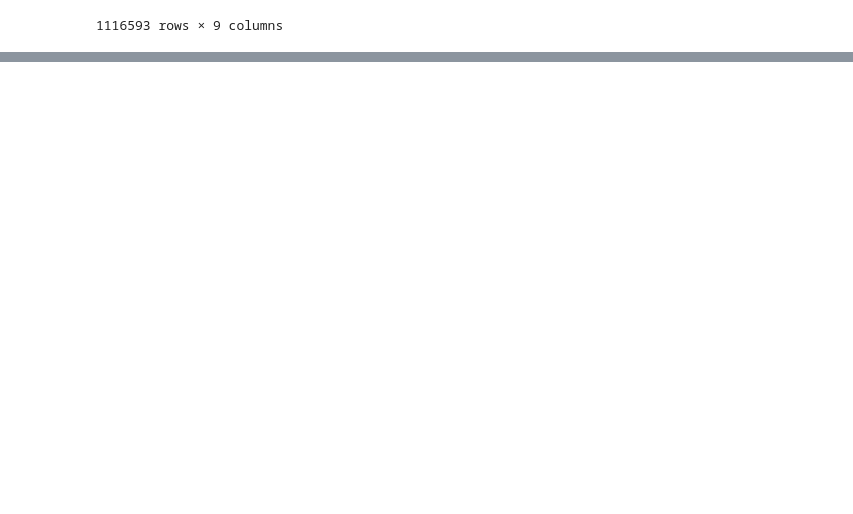
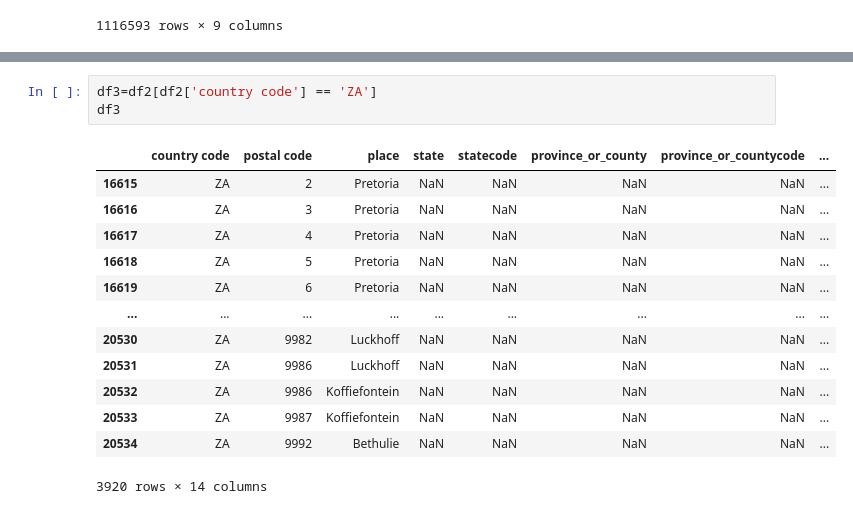
Before and after one commit to kmedri/omdenasa_muv, a Jupyter notebook: preprocess.ipynb, the cells around one changed output, grey strips where cells are left out. Saved outputs shown, nothing was run; the diff lists cells and outputs as text; blank space fills up the shorter version.

```diff
--- a/preprocess.ipynb
+++ b/preprocess.ipynb
@@ -234,0 +311,17 @@ df
+# %%
+df3=df2[df2['country code'] == 'ZA']
+df3
+# %% [output]
+|  | country code | postal code | place | state | statecode | province_or_county | province_or_countycode | ... |
+| 16615 | ZA | 2 | Pretoria | NaN | NaN | NaN | NaN | ... |
+| 16616 | ZA | 3 | Pretoria | NaN | NaN | NaN | NaN | ... |
+| 16617 | ZA | 4 | Pretoria | NaN | NaN | NaN | NaN | ... |
+| 16618 | ZA | 5 | Pretoria | NaN | NaN | NaN | NaN | ... |
+| 16619 | ZA | 6 | Pretoria | NaN | NaN | NaN | NaN | ... |
+| ... | ... | ... | ... | ... | ... | ... | ... | ... |
+| 20530 | ZA | 9982 | Luckhoff | NaN | NaN | NaN | NaN | ... |
+| 20531 | ZA | 9986 | Luckhoff | NaN | NaN | NaN | NaN | ... |
+| 20532 | ZA | 9986 | Koffiefontein | NaN | NaN | NaN | NaN | ... |
+| 20533 | ZA | 9987 | Koffiefontein | NaN | NaN | NaN | NaN | ... |
+| 20534 | ZA | 9992 | Bethulie | NaN | NaN | NaN | NaN | ... |
+3920 rows × 14 columns
```
Also changed, not shown: parts of 24 cells of this notebook.
